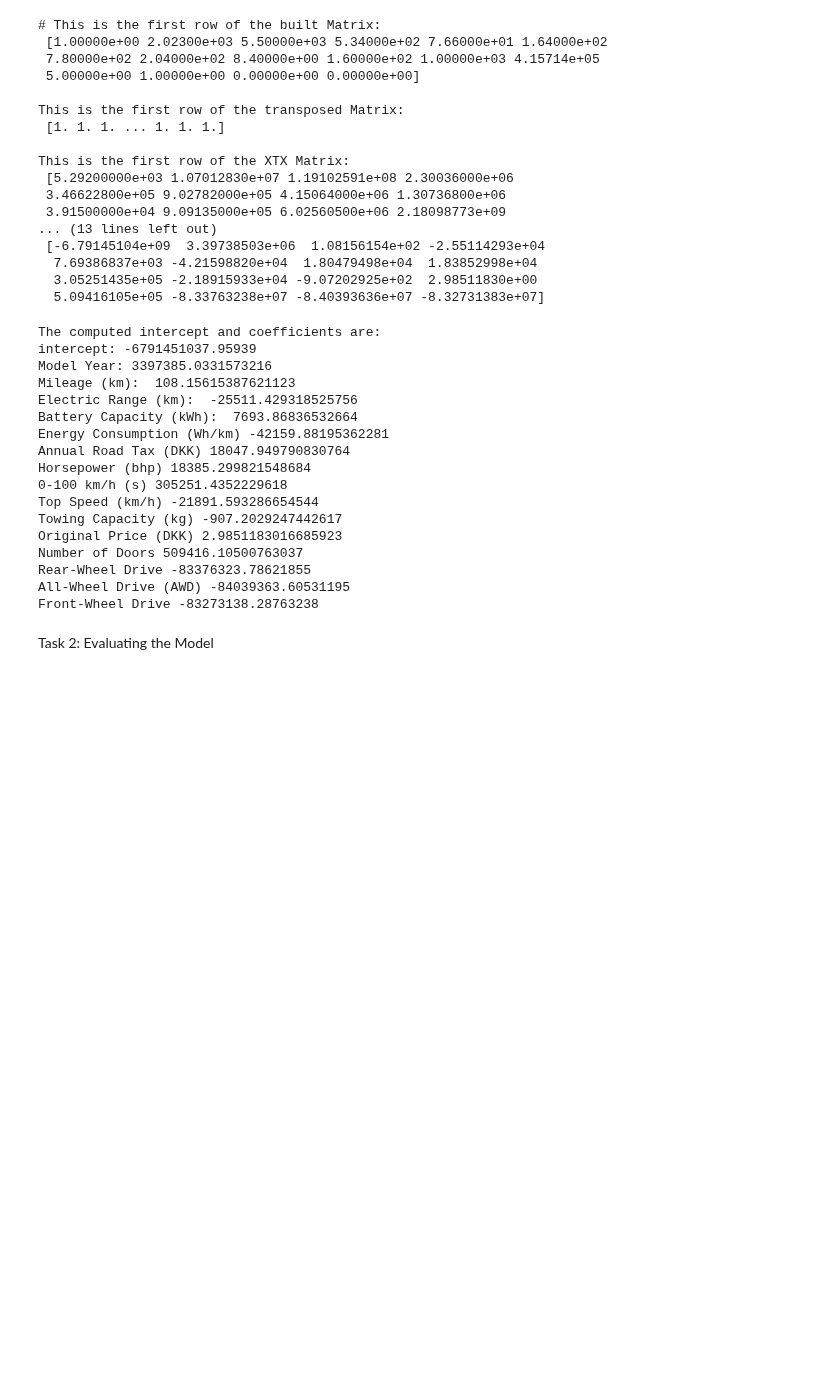
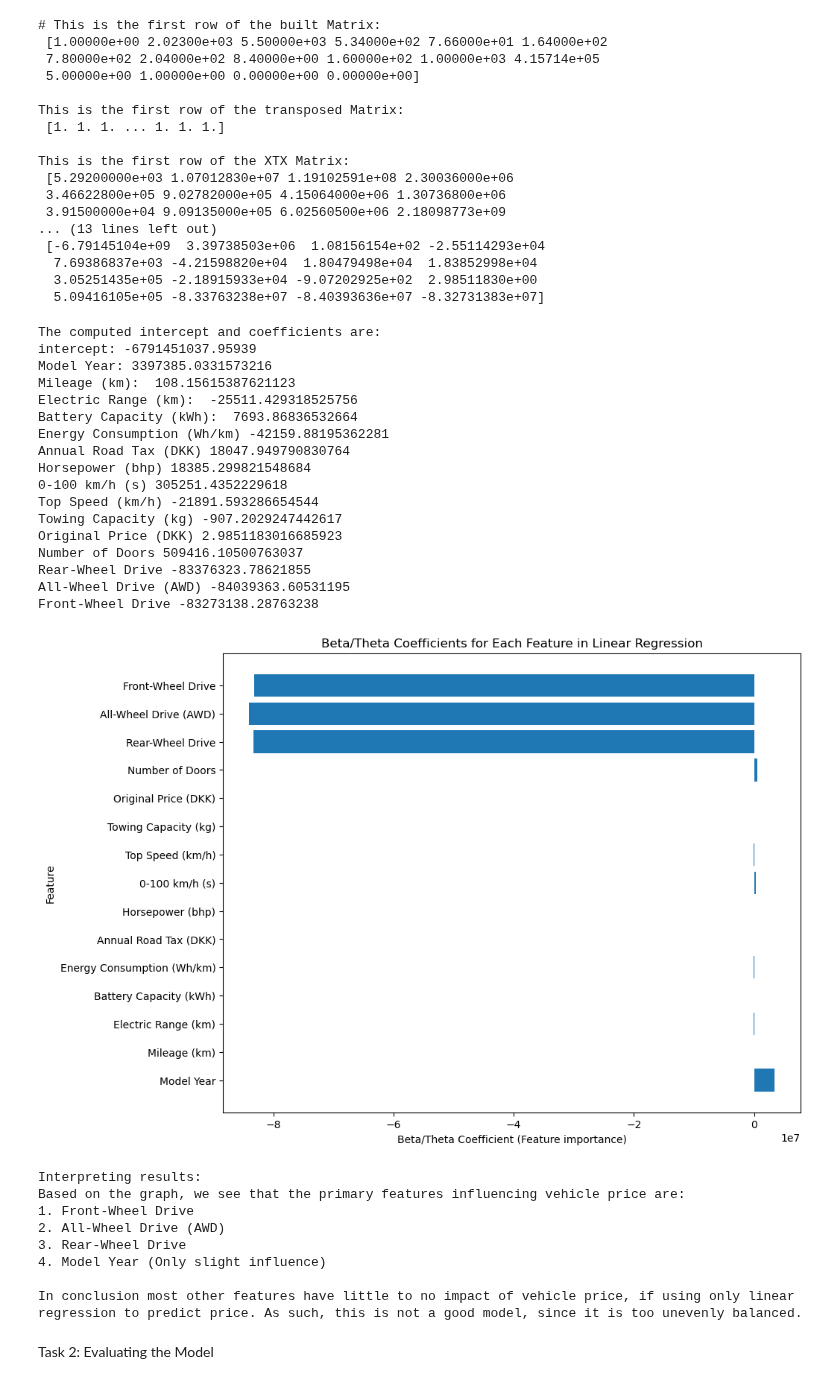
Before and after one commit to Dogmeat2000/MAL1-Python, a Jupyter notebook: Assignment 2/Assignment_2.ipynb, the cells around one changed output. Drawn from its saved outputs; the diff is of its cells as text; code cells hidden in the pictures; blank space fills up the shorter version.

```diff
--- a/Assignment 2/Assignment_2.ipynb
+++ b/Assignment 2/Assignment_2.ipynb
@@ -216,6 +216,36 @@ Number of Doors 509416.10500763037
 Rear-Wheel Drive -83376323.78621855
 All-Wheel Drive (AWD) -84039363.60531195
 Front-Wheel Drive -83273138.28763238
+# %%
+##Now let's visualize this data. We ignore the intercept in this visualization.
+
+# When visualizing/interpreting the data, we skip the intercept. This is to better see how important each feature is, after linear regression.
+values = Beta[1:]
+
+n_features = len(values)
+plt.figure(figsize=(10,8))
+plt.barh(range(n_features), values, align='center')
+plt.yticks(np.arange(n_features), X.columns)
+plt.title("Beta/Theta Coefficients for Each Feature in Linear Regression")
+plt.xlabel('Beta/Theta Coefficient (Feature importance)')
+plt.ylabel('Feature')
+
+# Show the plot
+plt.show()
+
+print("Interpreting results:\n"
+      "Based on the graph, we see that the primary features influencing vehicle price are:\n1. Front-Wheel Drive\n2. All-Wheel Drive (AWD)\n3. Rear-Wheel Drive\n4. Model Year (Only slight influence)"
+      "\n\nIn conclusion most other features have little to no impact of vehicle price, if using only linear regression to predict price. As such, this is not a good model, since it is too unevenly balanced.")
+# %% [output]
+[figure, added]
+Interpreting results:
+Based on the graph, we see that the primary features influencing vehicle price are:
+1. Front-Wheel Drive
+2. All-Wheel Drive (AWD)
+3. Rear-Wheel Drive
+4. Model Year (Only slight influence)
+
+In conclusion most other features have little to no impact of vehicle price, if using only linear regression to predict price. As such, this is not a good model, since it is too unevenly balanced.
 # %% [markdown]
 Task 2: Evaluating the Model
 # %% [markdown]
```
